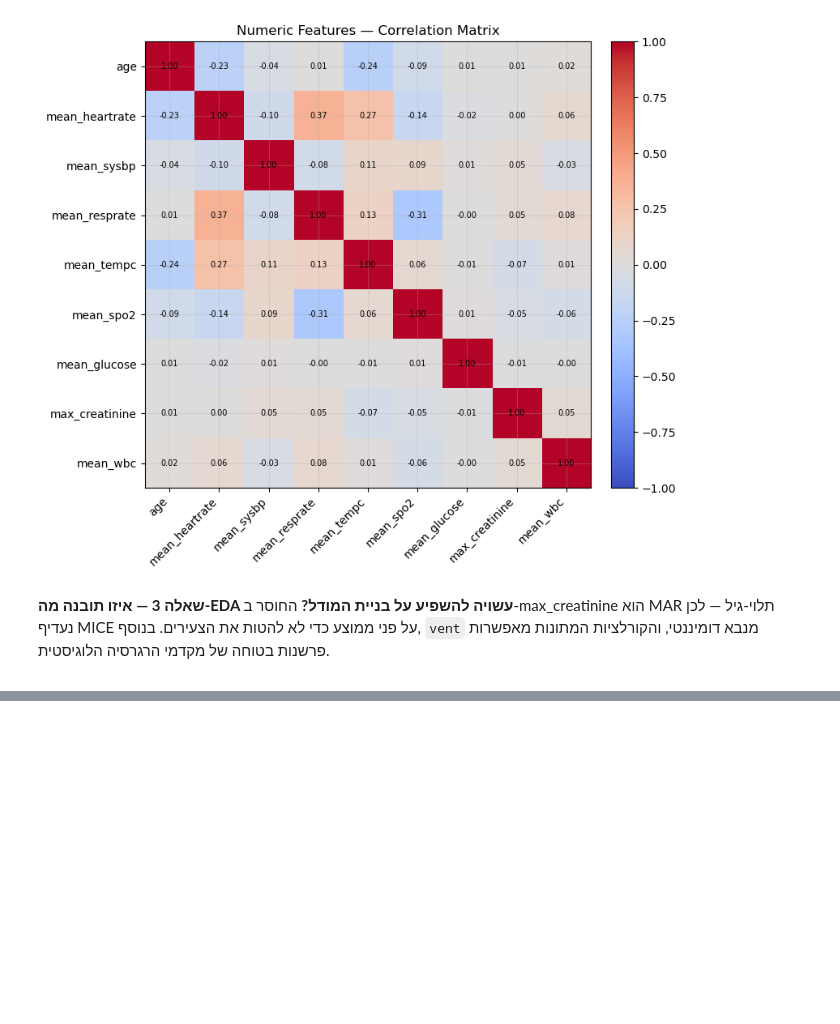
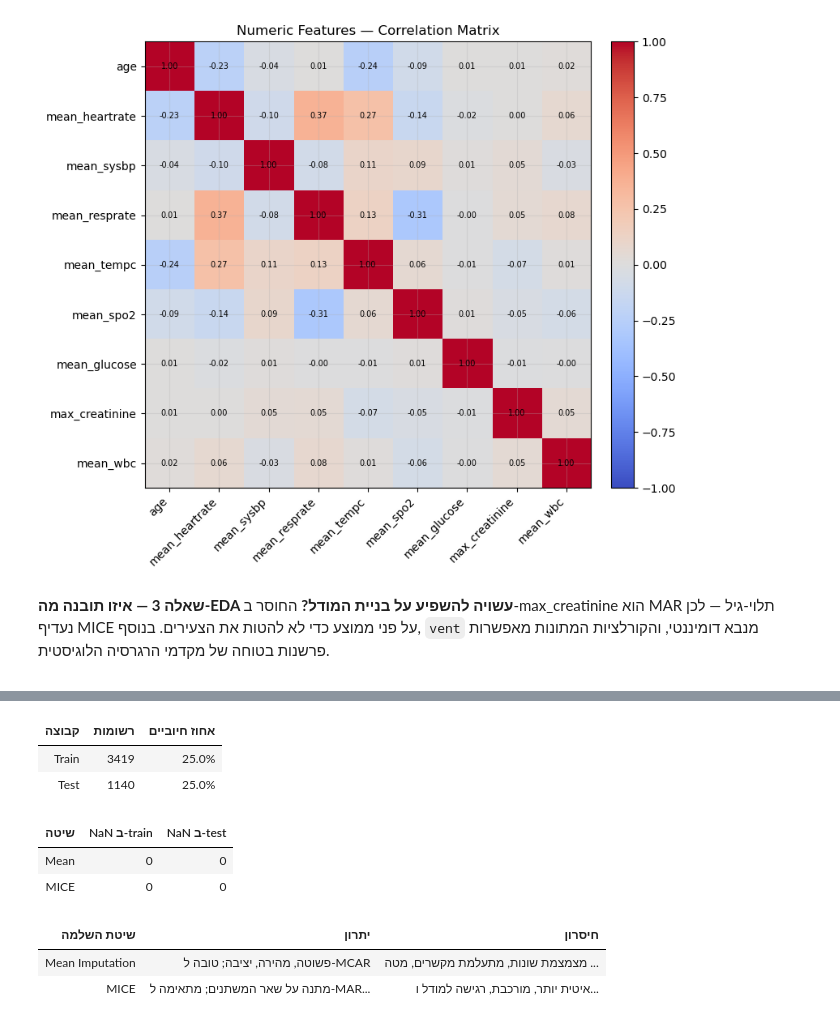
Before and after one commit to Roybin12/medical-machine-learning-, a Jupyter notebook: assignment.ipynb, the cells around one changed output, grey strips where cells are left out. Saved outputs shown, nothing was run; the diff lists cells and outputs as text; code cells hidden in the pictures; blank space fills up the shorter version.

Commit message:
Stage 4: train/test split + Mean & MICE imputation (fit on train only)

```diff
--- a/assignment.ipynb
+++ b/assignment.ipynb
@@ -307,0 +322,74 @@ plt.tight_layout(); plt.show()
+# %%
+# === שלב 4א: פיצול train/test (מרובד) ===
+from sklearn.model_selection import train_test_split
+from sklearn.base import clone
+from sklearn.experimental import enable_iterative_imputer  # noqa: F401
+from sklearn.impute import SimpleImputer, IterativeImputer
+
+cat_cols = ["gender", "ethnicity", "service_first"]
+num_cols = [c for c in FEATURES if c not in cat_cols]
+
+X = df_missing[FEATURES]
+y = df_missing["prolonged_icu"]
+X_train, X_test, y_train, y_test = train_test_split(
+    X, y, test_size=0.25, random_state=SEED, stratify=y)
+
+split_summary = pd.DataFrame({
+    "קבוצה": ["Train", "Test"],
+    "רשומות": [len(X_train), len(X_test)],
+    "אחוז חיוביים": [f"{y_train.mean() * 100:.1f}%", f"{y_test.mean() * 100:.1f}%"],
+})
+display(rtl(split_summary))
+# %% [output]
+| קבוצה | רשומות | אחוז חיוביים |
+| Train | 3419 | 25.0% |
+| Test | 1140 | 25.0% |
+# %%
+# === שלב 4ב: השלמה — Mean ו-MICE, מאומנות על train בלבד ===
+def impute_fit_transform(imputer, X_tr, X_te):
+    """מאמן את ה-imputer על ה-train ומחיל על שניהם; מחזיר DataFrame מלא (מספרי+קטגוריאלי)."""
+    im = clone(imputer).fit(X_tr[num_cols])
+    tr = pd.DataFrame(im.transform(X_tr[num_cols]), columns=num_cols, index=X_tr.index)
+    te = pd.DataFrame(im.transform(X_te[num_cols]), columns=num_cols, index=X_te.index)
+    full_tr = pd.concat([tr, X_tr[cat_cols]], axis=1)[FEATURES]
+    full_te = pd.concat([te, X_te[cat_cols]], axis=1)[FEATURES]
+    return full_tr, full_te
+
+imputers = {
+    "Mean": SimpleImputer(strategy="mean"),
+    "MICE": IterativeImputer(random_state=SEED, max_iter=10),
+}
+
+# Ximp["Mean"]["train"] / Ximp["MICE"]["test"] וכו' — לשימוש חוזר בשלבים 5-6
+Ximp = {}
+for name, imp in imputers.items():
+    tr, te = impute_fit_transform(imp, X_train, X_test)
+    Ximp[name] = {"train": tr, "test": te}
+
+# אימות: לא נותרו ערכים חסרים אחרי ההשלמה
+nan_check = pd.DataFrame([
+    {"שיטה": name, "NaN ב-train": int(Ximp[name]["train"][num_cols].isna().sum().sum()),
+     "NaN ב-test": int(Ximp[name]["test"][num_cols].isna().sum().sum())}
+    for name in imputers
+])
+display(rtl(nan_check))
+# %% [output]
+| שיטה | NaN ב-train | NaN ב-test |
+| Mean | 0 | 0 |
+| MICE | 0 | 0 |
+# %%
+# === שלב 4ג: יתרון/חיסרון לכל שיטה ===
+methods_table = pd.DataFrame({
+    "שיטת השלמה": ["Mean Imputation", "MICE"],
+    "יתרון": [
+        "פשוטה, מהירה, יציבה; טובה ל-MCAR",
+        "מתנה על שאר המשתנים; מתאימה ל-MAR ושומרת על שונות"],
+    "חיסרון": [
+        "מצמצמת שונות, מתעלמת מקשרים, מטה ערכים ב-MAR",
+        "איטית יותר, מורכבת, רגישה למודל ולמספר איטרציות"],
+})
+display(rtl(methods_table))
+# %% [output]
+| שיטת השלמה | יתרון | חיסרון |
+| Mean Imputation | פשוטה, מהירה, יציבה; טובה ל-MCAR | מצמצמת שונות, מתעלמת מקשרים, מטה ... |
+| MICE | מתנה על שאר המשתנים; מתאימה ל-MAR... | איטית יותר, מורכבת, רגישה למודל ו... |
```
Also changed, not shown: parts of 2 cells of this notebook.
